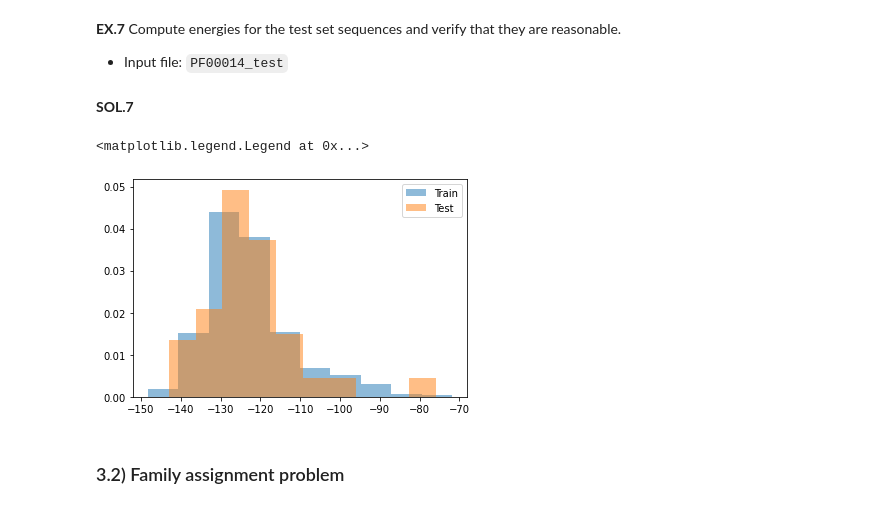
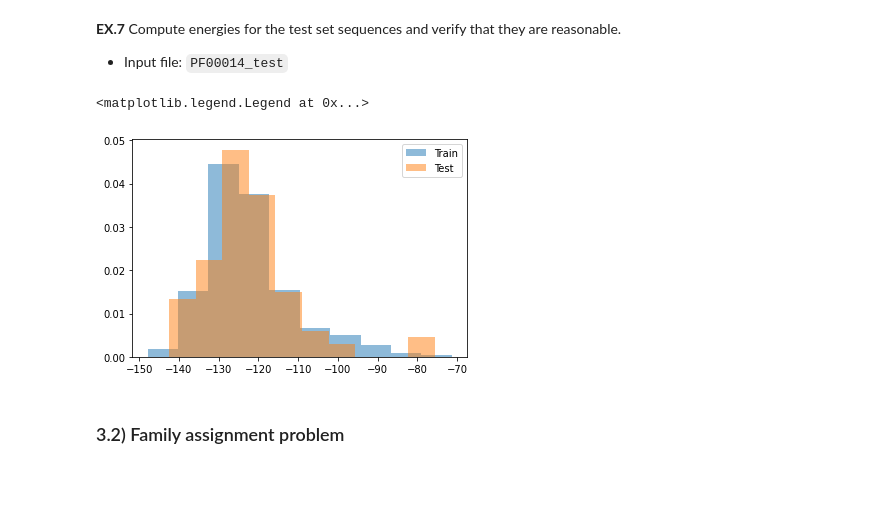
Before and after one commit to barthelemymp/Tutorials, a Jupyter notebook: Profile_model.ipynb, the cells around one changed output. Saved outputs shown, nothing was run; the diff lists cells and outputs as text; code cells hidden in the pictures; blank space fills up the shorter version.

```diff
--- a/Profile_model.ipynb
+++ b/Profile_model.ipynb
@@ -339,26 +355,25 @@ plt.legend()
 **EX.7** Compute energies for the test set sequences and verify that they are reasonable.
 
 - Input file: `PF00014_test`
-# %% [markdown]
-**SOL.7**
 # %%
+#@title SOL.7
 #Import test set and get dimensions
-MSA_test = fasta2matrix("ali/PF00014_test")
+MSA_test = fasta2matrix(datapath+"PF00014_test")
 M_test, L = np.shape(MSA_test)
 
 #Replot train set energies
 plt.hist([energy(model, sequences[i, :]) for i in range(M)],
          alpha = 0.5, label = "Train", density = True)
 
 #Plot test set energies
 plt.hist([energy(model, MSA_test[i, :] ) for i in range(M_test)],
          alpha = 0.5, label = "Test", density = True)
 
 #Generate legend
 plt.legend()
 # %% [output]
 <matplotlib.legend.Legend at 0x...>
-[figure, old version]
+[figure, new version]
 # %% [markdown]
 ### 3.2) Family assignment problem
 # %% [markdown]
```
Also changed, not shown: parts of 18 cells of this notebook.
